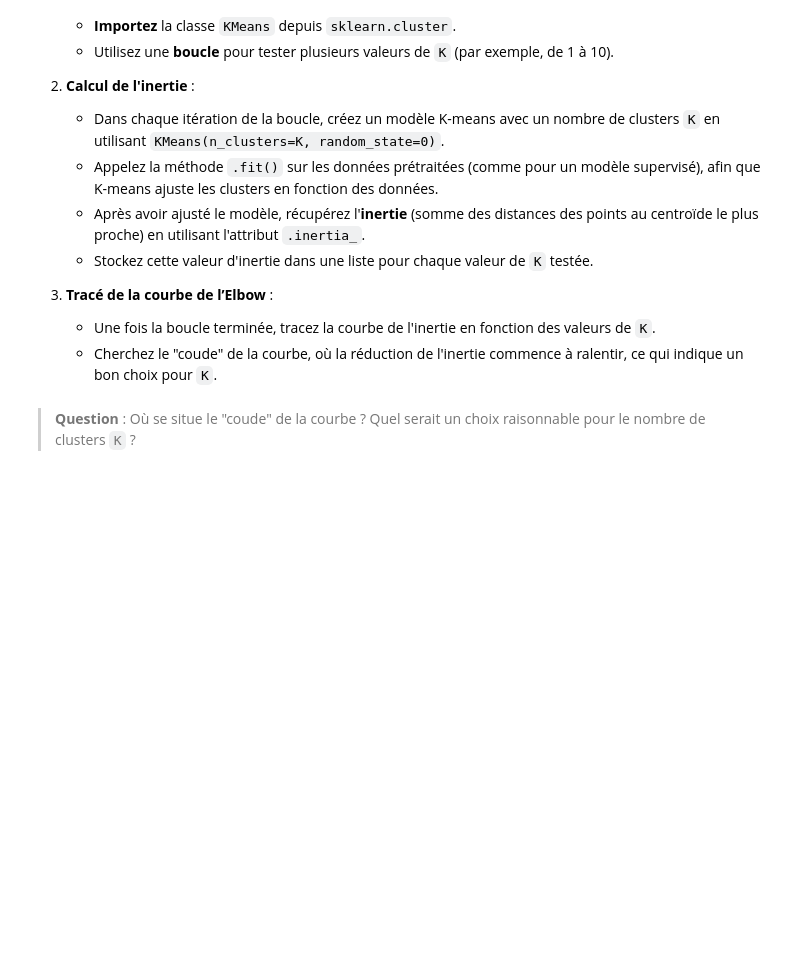
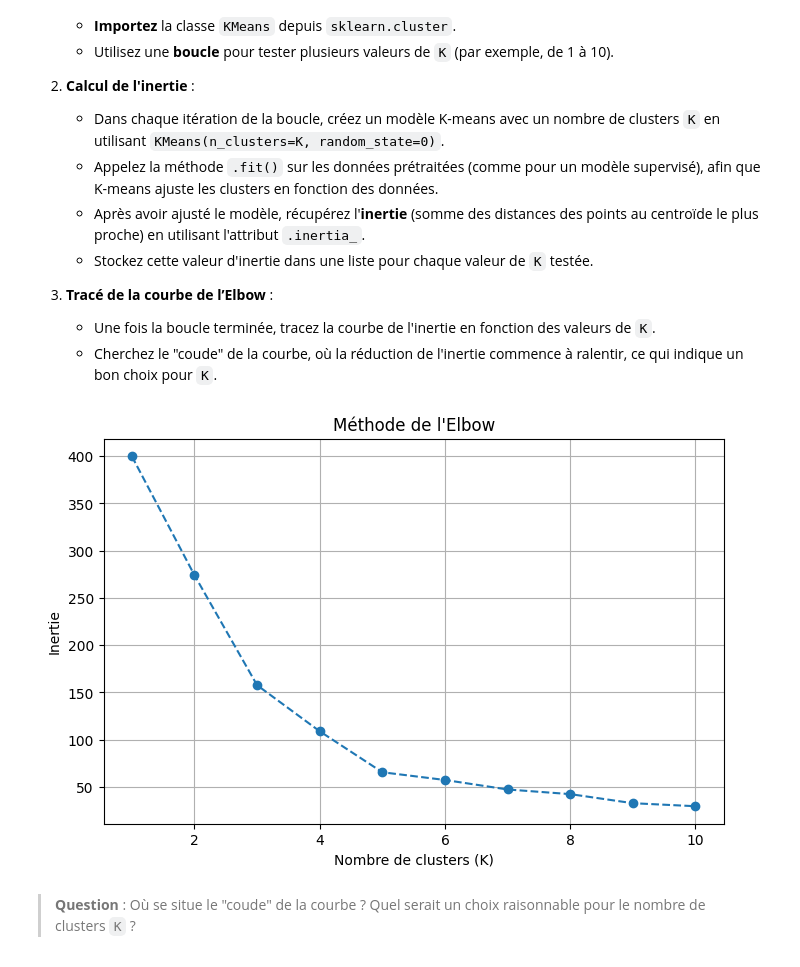
Before and after one commit to axgervais/AI-Python, a Jupyter notebook: A_03_1_Apprentissage_Non_Supervisé.ipynb, the cells around one changed output. Drawn from its saved outputs; the diff is of its cells as text; code cells hidden in the pictures; blank space fills up the shorter version.

```diff
--- a/A_03_1_Apprentissage_Non_Supervisé.ipynb
+++ b/A_03_1_Apprentissage_Non_Supervisé.ipynb
@@ -514,3 +512,31 @@ Le choix du nombre de clusters `K` est crucial. On peut utiliser plusieurs méth
+# %%
+# Insérez ici le code pour calculer l'inertie et tracer la courbe de l'Elbow
+import matplotlib.pyplot as plt
+from sklearn.cluster import KMeans
+
+# Supposons que df_no_outliers contient uniquement les colonnes numériques nécessaires
+# Par exemple : "Annual Income (k$)" et "Spending Score (1-100)"
+X = df_no_outliers[['Annual Income (k$)', 'Spending Score (1-100)']]
+
+# Liste pour stocker les inerties
+inertias = []
+
+# Tester les valeurs de K de 1 à 10
+for k in range(1, 11):
+    kmeans = KMeans(n_clusters=k, random_state=0)
+    kmeans.fit(X)
+    inertias.append(kmeans.inertia_)
+
+# Tracer la courbe de l'Elbow
+plt.figure(figsize=(8, 5))
+plt.plot(range(1, 11), inertias, marker='o', linestyle='--')
+plt.title('Méthode de l\'Elbow')
+plt.xlabel('Nombre de clusters (K)')
+plt.ylabel('Inertie')
+plt.grid(True)
+plt.show()
+# %% [output]
+[figure, added]
 # %% [markdown]
 > **Question** : Où se situe le "coude" de la courbe ? Quel serait un choix raisonnable pour le nombre de clusters `K` ?
 # %% [markdown]
```
Also changed, not shown: parts of 23 cells of this notebook.
